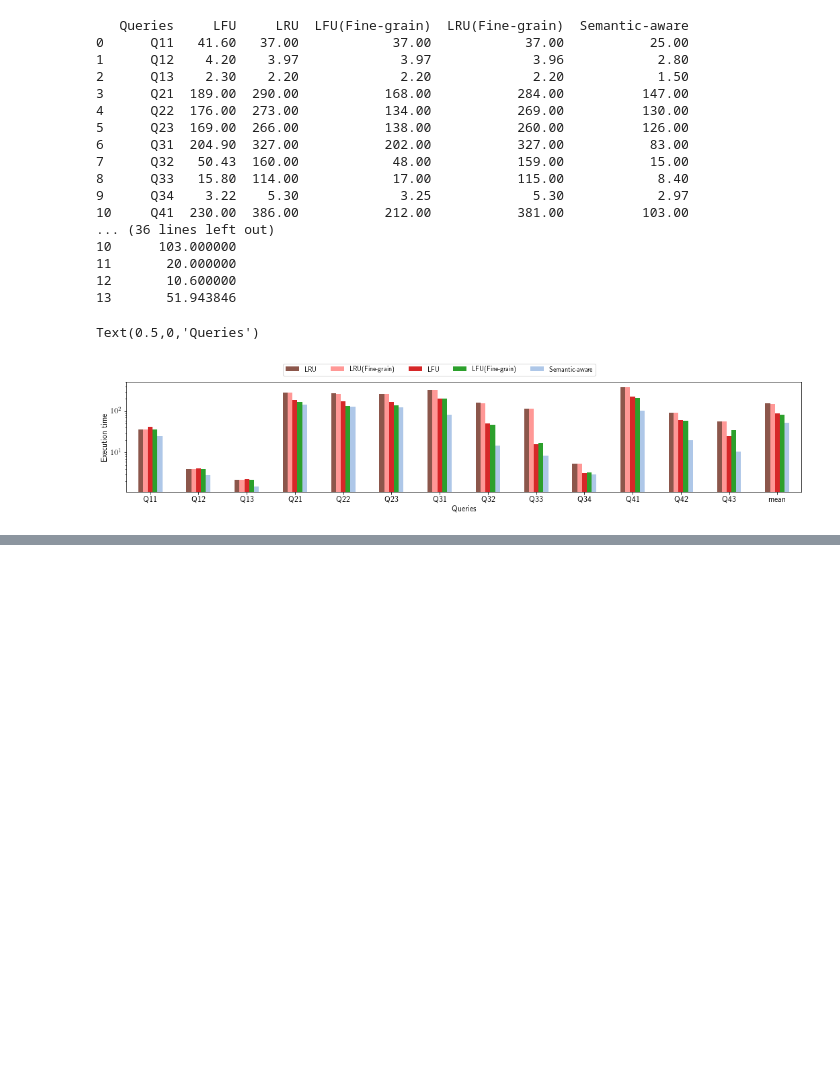
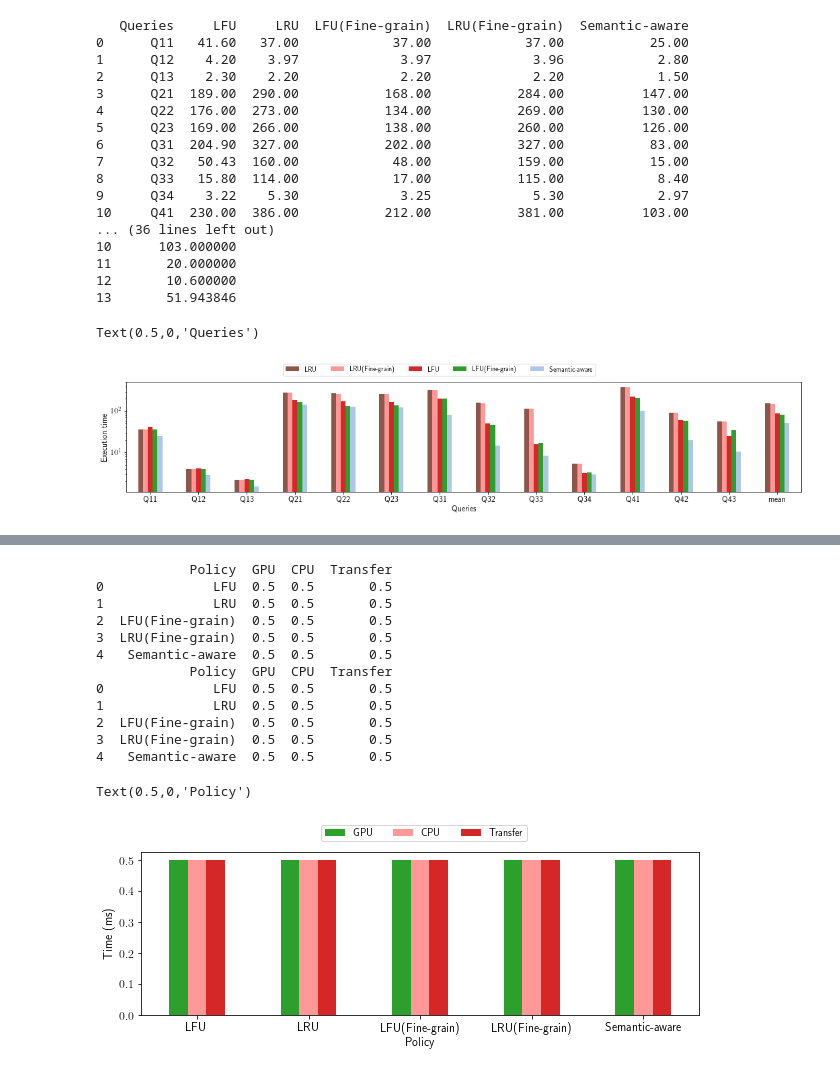
Before and after one commit to bwyogatama/Mordred-Deprecated, a Jupyter notebook: final.ipynb, the cells around one changed output, grey strips where cells are left out. Cells and saved outputs as stored; diff of their text form; code cells hidden in the pictures; blank space fills up the shorter version.

```diff
--- a/final.ipynb
+++ b/final.ipynb
@@ -1593,6 +1587,45 @@ Text(0.5,0,'Columns')
 # %%
-1.
-late materialization
-skipping
-grouping
-custom malloc
+import json
+import io
+
+data = {}
+
+
+data = """Policy,GPU,CPU,Transfer
+LFU, 0.5, 0.5, 0.5
+LRU, 0.5, 0.5, 0.5
+LFU(Fine-grain), 0.5, 0.5, 0.5
+LRU(Fine-grain), 0.5, 0.5, 0.5
+Semantic-aware, 0.5, 0.5, 0.5
+"""
+
+df = pd.read_csv(io.StringIO(data))
+
+print(df)
+
+df = df[['Policy', 'GPU', 'CPU', 'Transfer']]
+
+print(df)
+
+my_colors = list(islice(cycle([tableau20[4], tableau20[7], tableau20[6], tableau20[4], tableau20[1], tableau20[2], 'k']), None, 3))
+
+plt.rcParams["figure.figsize"] = (10,3)
+fig, ax = plt.subplots()
+df.set_index('Policy').plot(kind='bar', ax = ax, rot=0, color=my_colors, fontsize=12).legend(ncol=5, bbox_to_anchor=(0.7, 1.2))
+ax.set_ylabel("Time (ms)", fontsize=12)
+ax.set_xlabel("Policy", fontsize=12)
+# %% [output]
+            Policy  GPU  CPU  Transfer
+0              LFU  0.5  0.5       0.5
+1              LRU  0.5  0.5       0.5
+2  LFU(Fine-grain)  0.5  0.5       0.5
+3  LRU(Fine-grain)  0.5  0.5       0.5
+4   Semantic-aware  0.5  0.5       0.5
+            Policy  GPU  CPU  Transfer
+0              LFU  0.5  0.5       0.5
+1              LRU  0.5  0.5       0.5
+2  LFU(Fine-grain)  0.5  0.5       0.5
+3  LRU(Fine-grain)  0.5  0.5       0.5
+4   Semantic-aware  0.5  0.5       0.5
+Text(0.5,0,'Policy')
+[figure, added]
```
Also changed, not shown: parts of 10 cells of this notebook, 13 other files.
